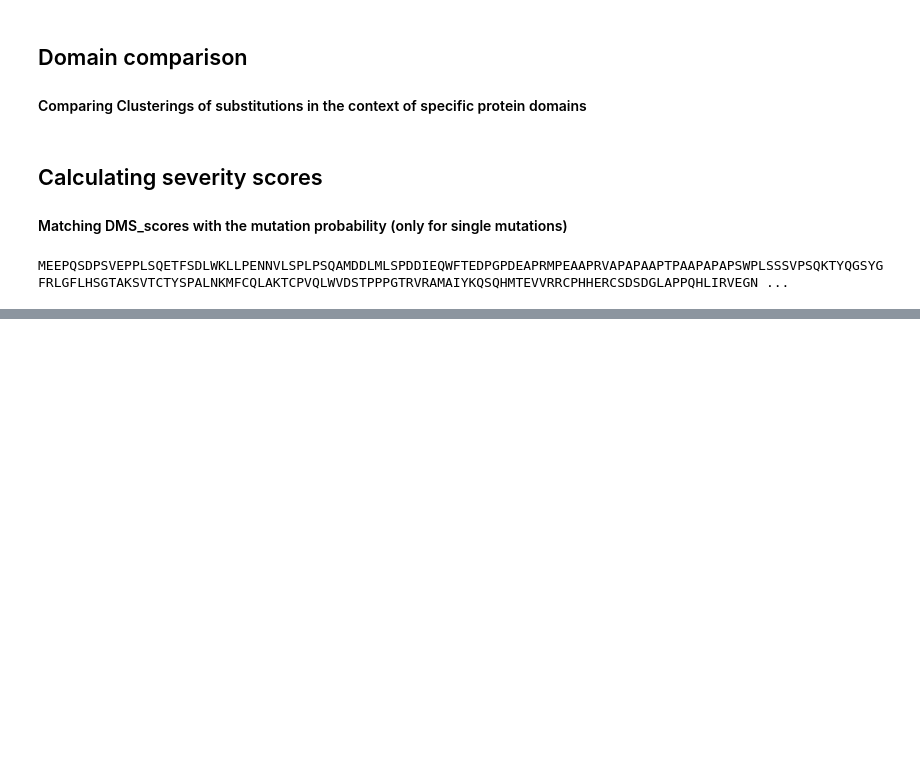
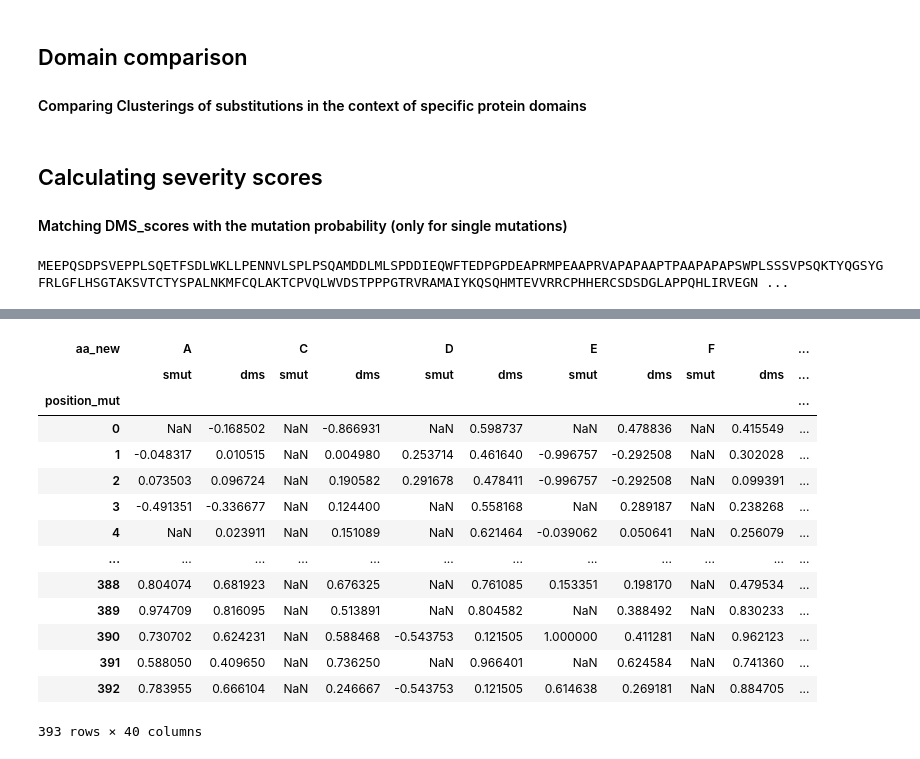
Before and after one commit to datascience-mobi-2023/topic02_team02, a Jupyter notebook: Documentation/P53 - DMS Documentation.ipynb, the cells around one changed output, grey strips where cells are left out. Cells and saved outputs as stored; diff of their text form; code cells hidden in the pictures; blank space fills up the shorter version.

```diff
--- a/Documentation/P53 - DMS Documentation.ipynb
+++ b/Documentation/P53 - DMS Documentation.ipynb
@@ -204,3 +224,21 @@ NameError: name 'norm_frame' is not defined
 # is not probable by single base Mutation?
 
 #doing analysis on other dataframes
+# %%
+severity_score_p53.compare(dms_scores, keep_equal=True, keep_shape=True, result_names=('smut', 'dms'))
+# %% [output]
+| aa_new | A |  | C |  | D |  | E |  | F |  | ... |
+|  | smut | dms | smut | dms | smut | dms | smut | dms | smut | dms | ... |
+| position_mut |  |  |  |  |  |  |  |  |  |  | ... |
+| 0 | NaN | -0.168502 | NaN | -0.866931 | NaN | 0.598737 | NaN | 0.478836 | NaN | 0.415549 | ... |
+| 1 | -0.048317 | 0.010515 | NaN | 0.004980 | 0.253714 | 0.461640 | -0.996757 | -0.292508 | NaN | 0.302028 | ... |
+| 2 | 0.073503 | 0.096724 | NaN | 0.190582 | 0.291678 | 0.478411 | -0.996757 | -0.292508 | NaN | 0.099391 | ... |
+| 3 | -0.491351 | -0.336677 | NaN | 0.124400 | NaN | 0.558168 | NaN | 0.289187 | NaN | 0.238268 | ... |
+| 4 | NaN | 0.023911 | NaN | 0.151089 | NaN | 0.621464 | -0.039062 | 0.050641 | NaN | 0.256079 | ... |
+| ... | ... | ... | ... | ... | ... | ... | ... | ... | ... | ... | ... |
+| 388 | 0.804074 | 0.681923 | NaN | 0.676325 | NaN | 0.761085 | 0.153351 | 0.198170 | NaN | 0.479534 | ... |
+| 389 | 0.974709 | 0.816095 | NaN | 0.513891 | NaN | 0.804582 | NaN | 0.388492 | NaN | 0.830233 | ... |
+| 390 | 0.730702 | 0.624231 | NaN | 0.588468 | -0.543753 | 0.121505 | 1.000000 | 0.411281 | NaN | 0.962123 | ... |
+| 391 | 0.588050 | 0.409650 | NaN | 0.736250 | NaN | 0.966401 | NaN | 0.624584 | NaN | 0.741360 | ... |
+| 392 | 0.783955 | 0.666104 | NaN | 0.246667 | -0.543753 | 0.121505 | 0.614638 | 0.269181 | NaN | 0.884705 | ... |
+393 rows × 40 columns
```
Also changed, not shown: parts of 9 cells of this notebook, 3 other files.
